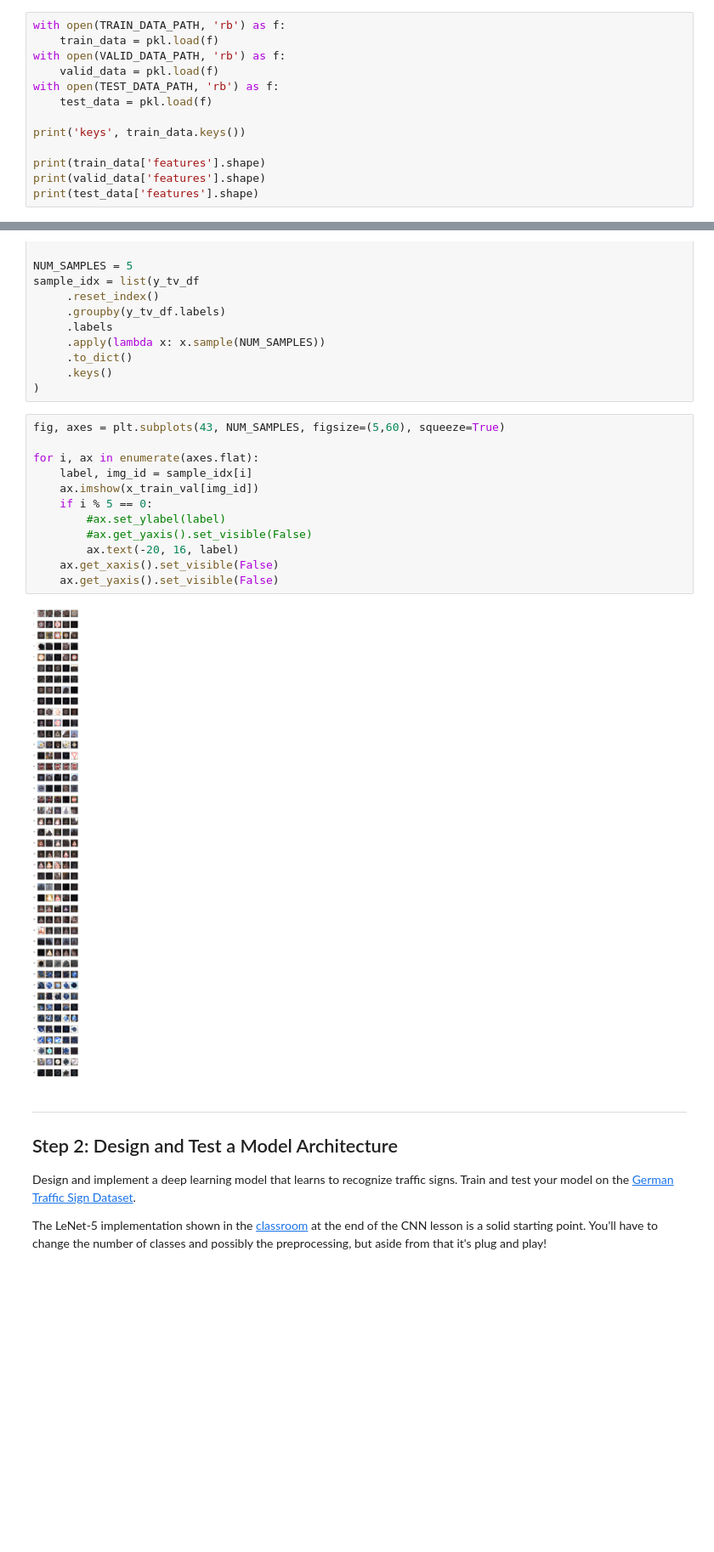
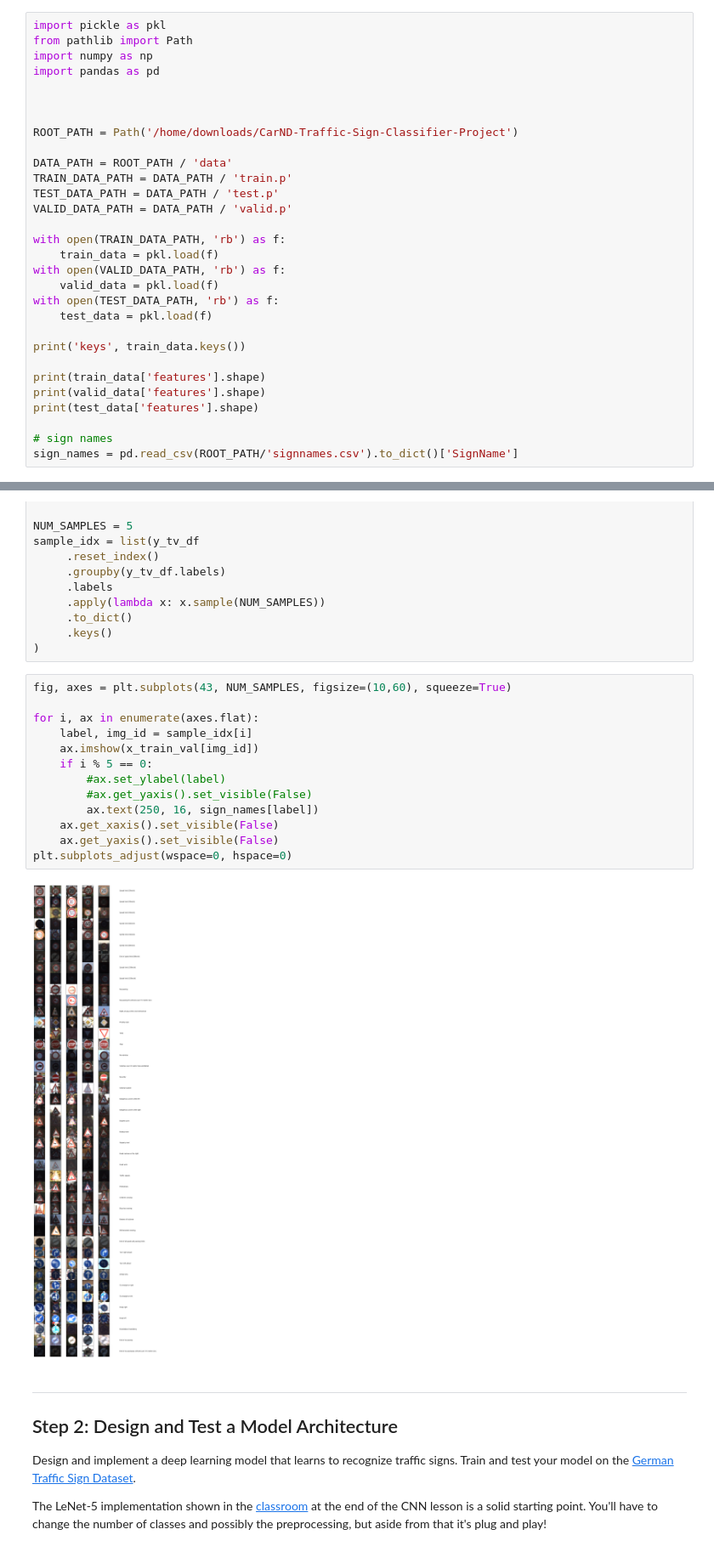
Before and after one commit to Jetafull/CarND-Traffic-Sign-Classifier-Project, a Jupyter notebook: Traffic_Sign_Classifier.ipynb, the cells around one changed output, grey strips where cells are left out. Shown at 85% size. Drawn from its saved outputs; the diff is of its cells as text; blank space fills up the shorter version.

```diff
--- a/Traffic_Sign_Classifier.ipynb
+++ b/Traffic_Sign_Classifier.ipynb
@@ -33,4 +27,18 @@ VALID_DATA_PATH = DATA_PATH / 'valid.p'
 # %%
+import pickle as pkl
+from pathlib import Path
+import numpy as np
+import pandas as pd
+
+
+
+ROOT_PATH = Path('/home/downloads/CarND-Traffic-Sign-Classifier-Project')
+
+DATA_PATH = ROOT_PATH / 'data'
+TRAIN_DATA_PATH = DATA_PATH / 'train.p'
+TEST_DATA_PATH = DATA_PATH / 'test.p'
+VALID_DATA_PATH = DATA_PATH / 'valid.p'
+
 with open(TRAIN_DATA_PATH, 'rb') as f:
     train_data = pkl.load(f)
 with open(VALID_DATA_PATH, 'rb') as f:
@@ -43,6 +51,9 @@ print('keys', train_data.keys())
 print(train_data['features'].shape)
 print(valid_data['features'].shape)
 print(test_data['features'].shape)
+
+# sign names
+sign_names = pd.read_csv(ROOT_PATH/'signnames.csv').to_dict()['SignName']
 # %% [output]
 keys dict_keys(['coords', 'labels', 'features', 'sizes'])
 (34799, 32, 32, 3)
@@ -164,19 +194,20 @@ sample_idx = list(y_tv_df
      .keys()
 )
 # %%
-fig, axes = plt.subplots(43, NUM_SAMPLES, figsize=(5,60), squeeze=True)
+fig, axes = plt.subplots(43, NUM_SAMPLES, figsize=(10,60), squeeze=True)
 
 for i, ax in enumerate(axes.flat):
     label, img_id = sample_idx[i]
     ax.imshow(x_train_val[img_id])
     if i % 5 == 0:
         #ax.set_ylabel(label)
         #ax.get_yaxis().set_visible(False)
-        ax.text(-20, 16, label)
+        ax.text(250, 16, sign_names[label])
     ax.get_xaxis().set_visible(False)
     ax.get_yaxis().set_visible(False)
+plt.subplots_adjust(wspace=0, hspace=0)
 # %% [output]
-[figure, old version]
+[figure, new version]
 # %% [markdown]
 ----
 
```
Also changed, not shown: parts of 49 cells of this notebook, 9 other files.
